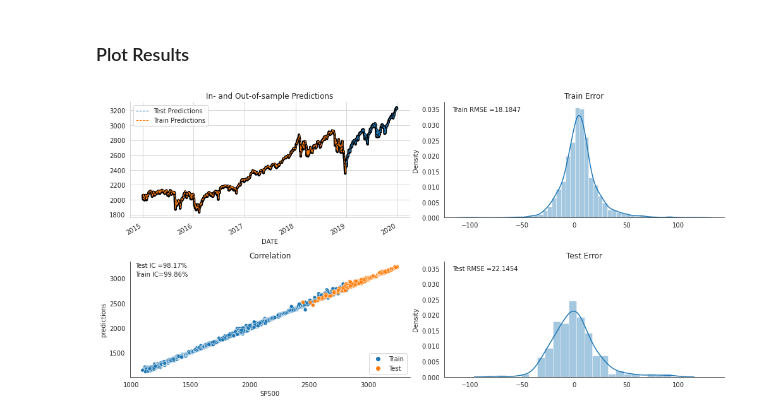
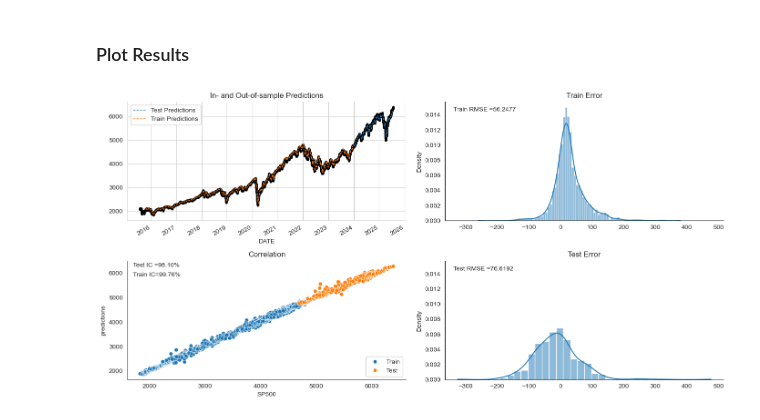
Before and after one commit to Barroclough01/machine-learning-for-trading, a Jupyter notebook: 19_recurrent_neural_nets/01_univariate_time_series_regression.ipynb, the cells around one changed output. Saved outputs shown, nothing was run; the diff lists cells and outputs as text; code cells hidden in the pictures.

```diff
--- a/19_recurrent_neural_nets/01_univariate_time_series_regression.ipynb
+++ b/19_recurrent_neural_nets/01_univariate_time_series_regression.ipynb
@@ -165,10 +165,10 @@ sns.despine()
 # %%
-X_train = X[:"2018"].values.reshape(-1, window_size, 1)
-y_train = y[:"2018"]
+X_train = X[:"2023"].values.reshape(-1, window_size, 1)
+y_train = y[:"2023"]
 
 # keep the last year for testing
-X_test = X["2019"].values.reshape(-1, window_size, 1)
-y_test = y["2019"]
+X_test = X["2024":].values.reshape(-1, window_size, 1)
+y_test = y["2024":]
 # %%
 n_obs, window_size, n_features = X_train.shape
 # %%
@@ -244,13 +243,13 @@ _________________________________________________________________
 # %% [markdown]
 We train the model using the RMSProp optimizer recommended for RNN with default settings and compile the model with mean squared error for this regression problem:
 # %%
-optimizer = keras.optimizers.RMSprop(lr=0.001, rho=0.9, epsilon=1e-08, decay=0.0)
+optimizer = keras.optimizers.RMSprop(learning_rate=0.001, rho=0.9, epsilon=1e-08, decay=0.0)
 # %%
 rnn.compile(loss="mean_squared_error", optimizer=optimizer)
 # %% [markdown]
 We define an EarlyStopping callback and train the model for up to 100 episodes.
 # %%
-rnn_path = (results_path / "rnn.h5").as_posix()
+rnn_path = (results_path / "rnn.keras").as_posix()
 checkpointer = ModelCheckpoint(
     filepath=rnn_path, verbose=1, monitor="val_loss", save_best_only=True
 )
@@ -347,43 +390,44 @@ f"Train RMSE: {train_rmse:.2f} | Test RMSE: {test_rmse:.2f}"
 # %%
 sp500["Train Predictions"] = train_predict
 sp500["Test Predictions"] = test_predict
-sp500 = sp500.join(
+sp500 = sp500.join(pd.concat([
     train_predict.to_frame("predictions")
-    .assign(data="Train")
-    .append(test_predict.to_frame("predictions").assign(data="Test"))
+    .assign(data="Train"),
+    test_predict.to_frame("predictions").assign(data="Test")
+    ])
 )
 # %% [markdown]
 ### Plot Results
 # %%
 fig = plt.figure(figsize=(14, 7))
 ax1 = plt.subplot(221)
 
 sp500.loc["2015":, "SP500"].plot(lw=4, ax=ax1, c="k")
 sp500.loc["2015":, ["Test Predictions", "Train Predictions"]].plot(
     lw=1, ax=ax1, ls="--"
 )
 ax1.set_title("In- and Out-of-sample Predictions")
 
 
 with sns.axes_style("white"):
     ax3 = plt.subplot(223)
     sns.scatterplot(x="SP500", y="predictions", data=sp500, hue="data", ax=ax3)
     ax3.text(x=0.02, y=0.95, s=f"Test IC ={test_ic:.2%}", transform=ax3.transAxes)
     ax3.text(x=0.02, y=0.87, s=f"Train IC={train_ic:.2%}", transform=ax3.transAxes)
     ax3.set_title("Correlation")
     ax3.legend(loc="lower right")
 
     ax2 = plt.subplot(222)
     ax4 = plt.subplot(224, sharex=ax2, sharey=ax2)
-    sns.distplot(train_predict.squeeze() - y_train_rescaled, ax=ax2)
+    sns.histplot(train_predict.squeeze() - y_train_rescaled, ax=ax2, kde=True, stat='density')
     ax2.set_title("Train Error")
     ax2.text(x=0.03, y=0.92, s=f"Train RMSE ={train_rmse:.4f}", transform=ax2.transAxes)
-    sns.distplot(test_predict.squeeze() - y_test_rescaled, ax=ax4)
+    sns.histplot(test_predict.squeeze() - y_test_rescaled, ax=ax4, kde=True, stat='density')
     ax4.set_title("Test Error")
     ax4.text(x=0.03, y=0.92, s=f"Test RMSE ={test_rmse:.4f}", transform=ax4.transAxes)
 
 sns.despine()
 fig.tight_layout()
 fig.savefig(results_path / "rnn_sp500_regression", dpi=300);
 # %% [output]
-[figure, old version]
+[figure, new version]
```
Also changed, not shown: parts of 14 cells of this notebook, 8 other files.
